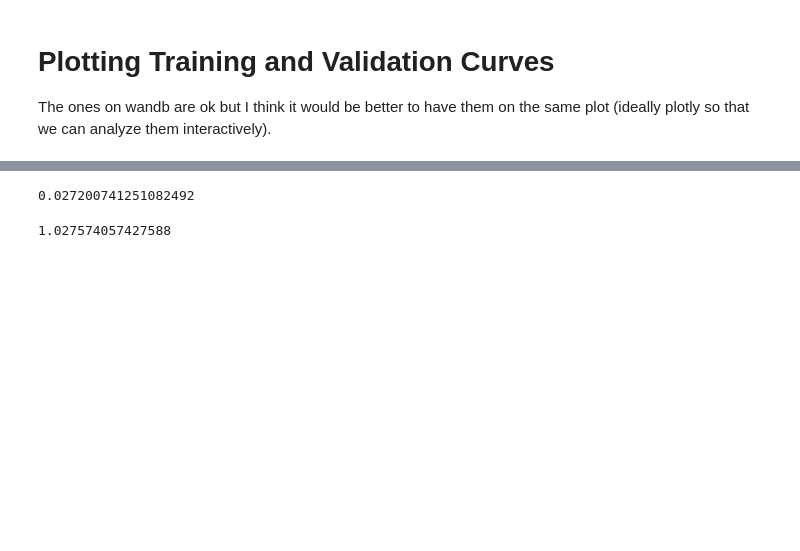
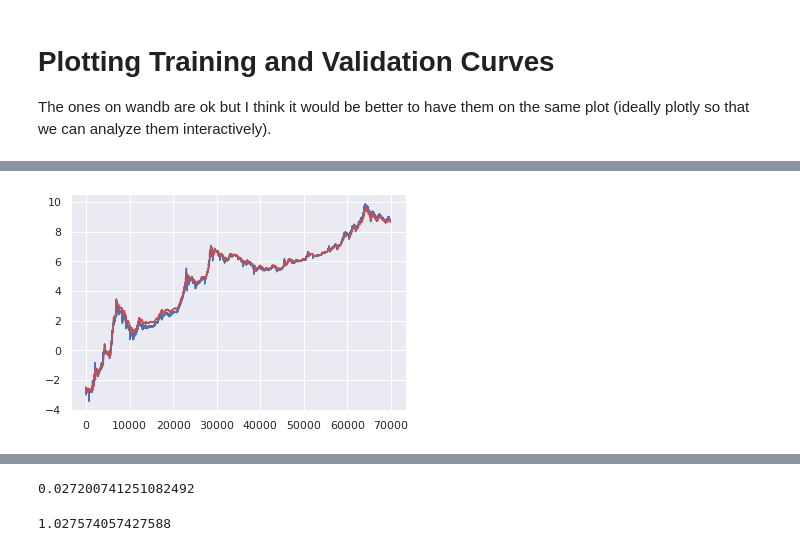
Before and after one commit to codeananda/bitcoin_price_predictor, a Jupyter notebook: price_predictor/keras_price_predictor.ipynb, the cells around one changed output, grey strips where cells are left out. Cells and saved outputs as stored; diff of their text form; code cells hidden in the pictures; blank space fills up the shorter version.

```diff
--- a/price_predictor/keras_price_predictor.ipynb
+++ b/price_predictor/keras_price_predictor.ipynb
@@ -1410,7 +1417,7 @@ X_train, X_val, y_train, y_val = transform_to_keras_input(log_train,
 # %%
 model_dir_str = '/content/drive/MyDrive/Work/Delivery/Current/bitcoin_price_predictor/models'
 MODEL_DIR = Path(model_dir_str)
-loaded_model = tf.keras.models.load_model(MODEL_DIR / 'model-best-happy-voice-26.h5')
+loaded_model = tf.keras.models.load_model(MODEL_DIR / 'model-best-cool-dragon-40.h5')
 # %%
 loaded_model.summary()
 # %% [output]
@@ -1434,0 +1454,6 @@ X_train, X_val, y_train, y_val = get_training_data()
+# %%
+plt.plot(y_train, 'b')
+plt.plot(loaded_model.predict(X_train), 'r')
+plt.show()
+# %% [output]
+[figure, added]
```
Also changed, not shown: parts of 24 cells of this notebook, 1 other file.
